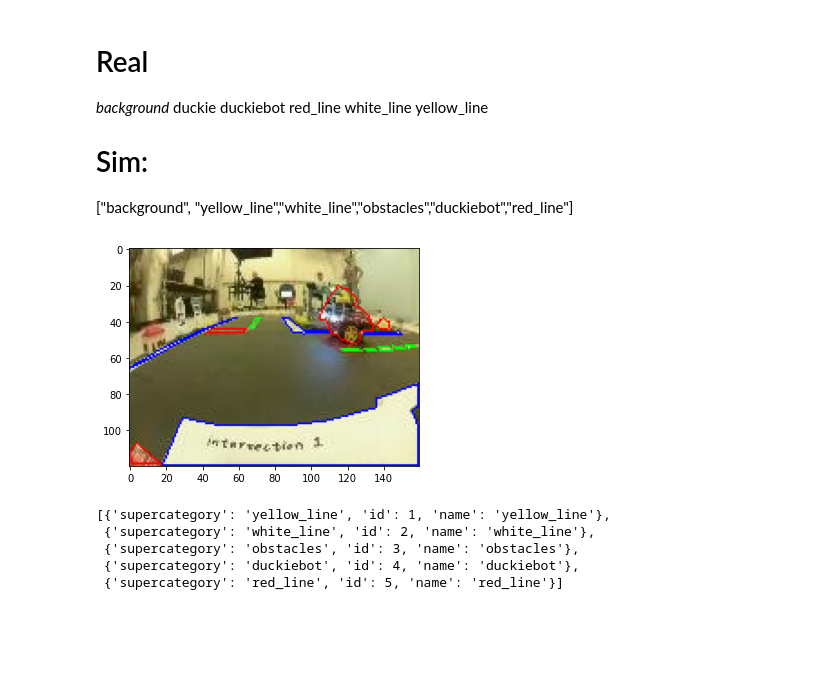
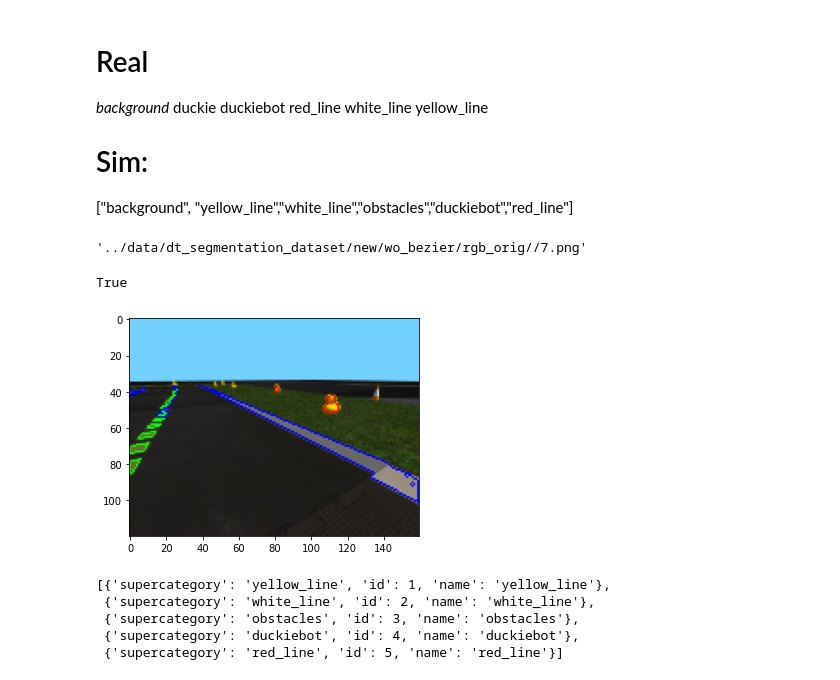
Before and after one commit to rjean/duckietown-segmentation, a Jupyter notebook: notebooks/duckie_to_coco.ipynb, the cells around one changed output. Saved outputs shown, nothing was run; the diff lists cells and outputs as text; code cells hidden in the pictures; blank space fills up the shorter version.

Commit message:
Added basic support for js dataset

```diff
--- a/notebooks/duckie_to_coco.ipynb
+++ b/notebooks/duckie_to_coco.ipynb
@@ -12,5 +5,0 @@ mask_folder="../data/dt_segmentation_dataset/real/labels/"
-# %%
-real=False
-if "real" in image_folder:
-    real=True
-real
@@ -18,0 +9,23 @@ True
+# %%
+#dataset_name = "real"
+#dataset_name = "sim"
+dataset_name = "js"
+if dataset_name=="real":
+    image_folder="../data/dt_segmentation_dataset/real/imgs/"
+    mask_folder="../data/dt_segmentation_dataset/real/labels/"
+    ext="jpg"
+    img_num="frame0"
+    real=True
+if dataset_name=="sim":
+    image_folder="../data/dt_segmentation_dataset/sim/rgb_160_120/"
+    mask_folder="../data/dt_segmentation_dataset/sim/label_160_120/"
+    img_num="1"
+    ext="jpg"
+    real=False
+if dataset_name=="js":
+    image_folder = "../data/dt_segmentation_dataset/new/wo_bezier/rgb_orig/"
+    mask_folder = "../data/dt_segmentation_dataset/new/wo_bezier/labels/"
+    img_num="7"
+    ext="png"
+    real = False
+real
@@ -43,36 +62,52 @@ yellow_line
 ["background", "yellow_line","white_line","obstacles","duckiebot","red_line"]
 # %%
 real2sim = {0:0, 1:3, 2:4, 3:5, 4:2, 5:1}
+js2sim = {0:0, 1:2, 2:1, 3:3, 4:4, 5:5}
+#image = cv2.imread(f'{image_folder}/{img_num}.jpg')[:,:,::-1]
+f'{image_folder}/{img_num}.{ext}'
+# %% [output]
+'../data/dt_segmentation_dataset/new/wo_bezier/rgb_orig//7.png'
+# %%
+import os
+os.path.exists(f'{image_folder}/{img_num}.{ext}')
+# %% [output]
+True
 # %%
-image = cv2.imread(f'{image_folder}/{img_num}.jpg')[:,:,::-1]
 mask_flattened = np.load(f'{mask_folder}/{img_num}.npy')
+if dataset_name == "js":
+    mask_flattened = cv2.resize(mask_flattened.reshape(240,320).astype(np.uint8), (160,120), cv2.INTER_NEAREST)
+
 h, w = 160, 120
 mask_reshaped = mask_flattened.reshape(w,h)
-image = cv2.imread(f'{image_folder}{img_num}.jpg')
+image = cv2.imread(f'{image_folder}/{img_num}.{ext}')
+if dataset_name == "js":
+    image = cv2.resize(image, (160,120))
 from cv2_plt_imshow import cv2_plt_imshow as cv2_imshow
 for i in range(1,6):
     thresh = (mask_reshaped==i).astype(np.uint8)
     contours,hierarchy = cv2.findContours(thresh, 1, 2)
     #cnt = contours[1]
     if real:
         i = real2sim[i]
+    if dataset_name=="js":
+        i = js2sim[i]
     if i==1:
         col=(0,255,0) #Yellow Line -> Green
     elif i==2:
         col=(255,0,0) #White Line -> Blue
     else:
         col=(0,0,255) #
     for cnt in contours:
         epsilon = 0.001*cv2.arcLength(cnt,True)
         approx = cv2.approxPolyDP(cnt,epsilon,True)
         area = cv2.contourArea(cnt)
         perimeter = cv2.arcLength(cnt,True)
         if len(approx>4) and area>1:
             #print(area/perimeter)
             if area/perimeter>0.1:
                 pts = np.array(approx, np.int32)
                 pts = pts.reshape((-1,1,2))
                 image2 = cv2.polylines(image,[pts],True,col)
     cv2_imshow(image2)
 # %% [output]
-[figure, old version]
+[figure, new version]
```
Also changed, not shown: parts of 17 cells of this notebook.
